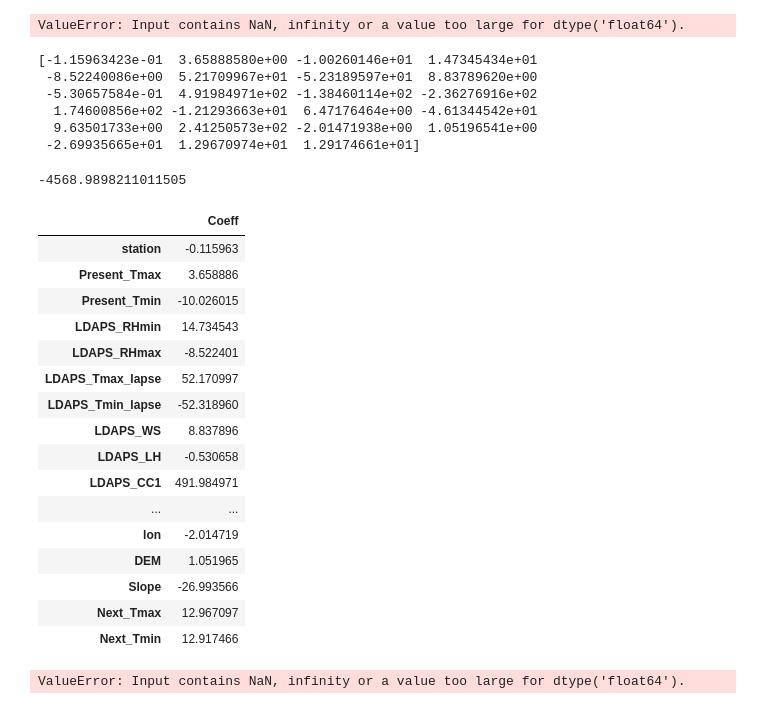
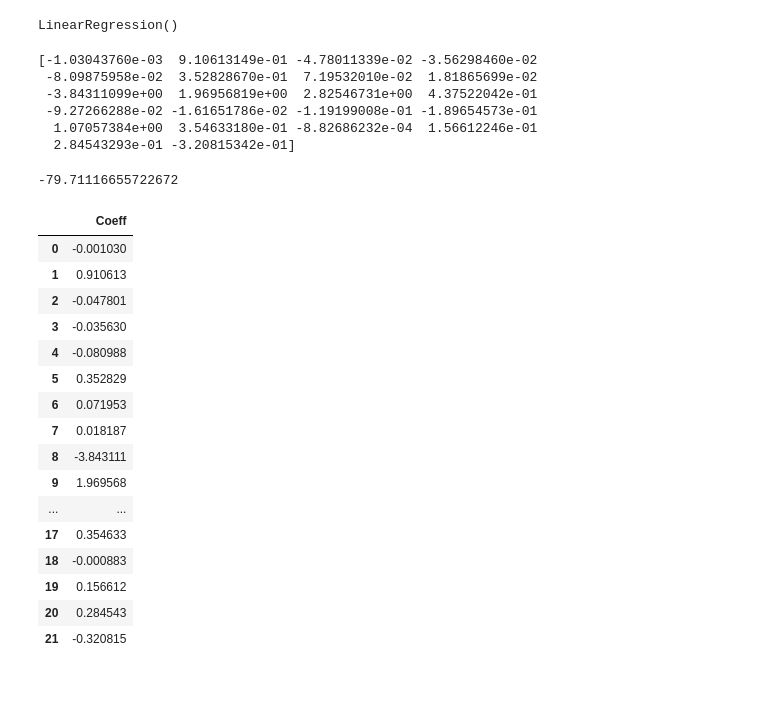
Before and after one commit to Harsaroop/COMP-3710-Project-2, a Jupyter notebook: p1.ipynb, the cells around one changed output. Drawn from its saved outputs; the diff is of its cells as text; code cells hidden in the pictures.

Commit message:
Linear regression works

```diff
--- a/p1.ipynb
+++ b/p1.ipynb
@@ -9,11 +9,11 @@ import matplotlib.pyplot as plt
 # %%
 import seaborn as sns
 # %%
-raw_data = pd.read_csv('Bias_correction_ucl - Copy.csv')
-raw_data = raw_data.round(decimals=3)
+raw_data = pd.read_csv('Bias_correction_ucl - Copy.csv', nrows=5000)
+data = raw_data.round(decimals=3)
 # %%
-x = raw_data[['station',  'Present_Tmin', 'LDAPS_RHmin','LDAPS_RHmax', 'LDAPS_Tmax_lapse', 'LDAPS_Tmin_lapse', 'LDAPS_WS','LDAPS_LH', 'LDAPS_CC1', 'LDAPS_CC2', 'LDAPS_CC3', 'LDAPS_CC4','LDAPS_PPT1', 'LDAPS_PPT2', 'LDAPS_PPT3', 'LDAPS_PPT4', 'lat', 'lon','DEM', 'Slope', 'Next_Tmax', 'Next_Tmin']].values
-y = raw_data['Present_Tmax'].values
+x = data[['station',  'Present_Tmin', 'LDAPS_RHmin','LDAPS_RHmax', 'LDAPS_Tmax_lapse', 'LDAPS_Tmin_lapse', 'LDAPS_WS','LDAPS_LH', 'LDAPS_CC1', 'LDAPS_CC2', 'LDAPS_CC3', 'LDAPS_CC4','LDAPS_PPT1', 'LDAPS_PPT2', 'LDAPS_PPT3', 'LDAPS_PPT4', 'lat', 'lon','DEM', 'Slope', 'Next_Tmax', 'Next_Tmin']].values
+y = data['Present_Tmax'].values
 # %%
 from sklearn.model_selection import train_test_split
 # %%
@@ -25,41 +25,39 @@ model = LinearRegression()
 # %%
 model.fit(x_train, y_train)
 # %% [output]
-ValueError: Input contains NaN, infinity or a value too large for dtype('float64').
+LinearRegression()
 # %%
 print(model.coef_)
 # %% [output]
-[-1.15963423e-01  3.65888580e+00 -1.00260146e+01  1.47345434e+01
- -8.52240086e+00  5.21709967e+01 -5.23189597e+01  8.83789620e+00
- -5.30657584e-01  4.91984971e+02 -1.38460114e+02 -2.36276916e+02
-  1.74600856e+02 -1.21293663e+01  6.47176464e+00 -4.61344542e+01
-  9.63501733e+00  2.41250573e+02 -2.01471938e+00  1.05196541e+00
- -2.69935665e+01  1.29670974e+01  1.29174661e+01]
+[-1.03043760e-03  9.10613149e-01 -4.78011339e-02 -3.56298460e-02
+ -8.09875958e-02  3.52828670e-01  7.19532010e-02  1.81865699e-02
+ -3.84311099e+00  1.96956819e+00  2.82546731e+00  4.37522042e-01
+ -9.27266288e-02 -1.61651786e-02 -1.19199008e-01 -1.89654573e-01
+  1.07057384e+00  3.54633180e-01 -8.82686232e-04  1.56612246e-01
+  2.84543293e-01 -3.20815342e-01]
 # %%
 print(model.intercept_)
 # %% [output]
--4568.9898211011505
+-79.71116655722672
 # %%
-pd.DataFrame(model.coef_, x.columns, columns = ['Coeff'])
+pd.DataFrame(model.coef_, columns = ['Coeff'])
 # %% [output]
 |  | Coeff |
-| station | -0.115963 |
-| Present_Tmax | 3.658886 |
-| Present_Tmin | -10.026015 |
-| LDAPS_RHmin | 14.734543 |
-| LDAPS_RHmax | -8.522401 |
-| LDAPS_Tmax_lapse | 52.170997 |
-| LDAPS_Tmin_lapse | -52.318960 |
-| LDAPS_WS | 8.837896 |
-| LDAPS_LH | -0.530658 |
-| LDAPS_CC1 | 491.984971 |
+| 0 | -0.001030 |
+| 1 | 0.910613 |
+| 2 | -0.047801 |
+| 3 | -0.035630 |
+| 4 | -0.080988 |
+| 5 | 0.352829 |
+| 6 | 0.071953 |
+| 7 | 0.018187 |
+| 8 | -3.843111 |
+| 9 | 1.969568 |
 | ... | ... |
-| lon | -2.014719 |
-| DEM | 1.051965 |
-| Slope | -26.993566 |
-| Next_Tmax | 12.967097 |
-| Next_Tmin | 12.917466 |
+| 17 | 0.354633 |
+| 18 | -0.000883 |
+| 19 | 0.156612 |
+| 20 | 0.284543 |
+| 21 | -0.320815 |
 # %%
 predictions = model.predict(x_test)
-# %% [output]
-ValueError: Input contains NaN, infinity or a value too large for dtype('float64').
```
Also changed, not shown: parts of 7 cells of this notebook.
